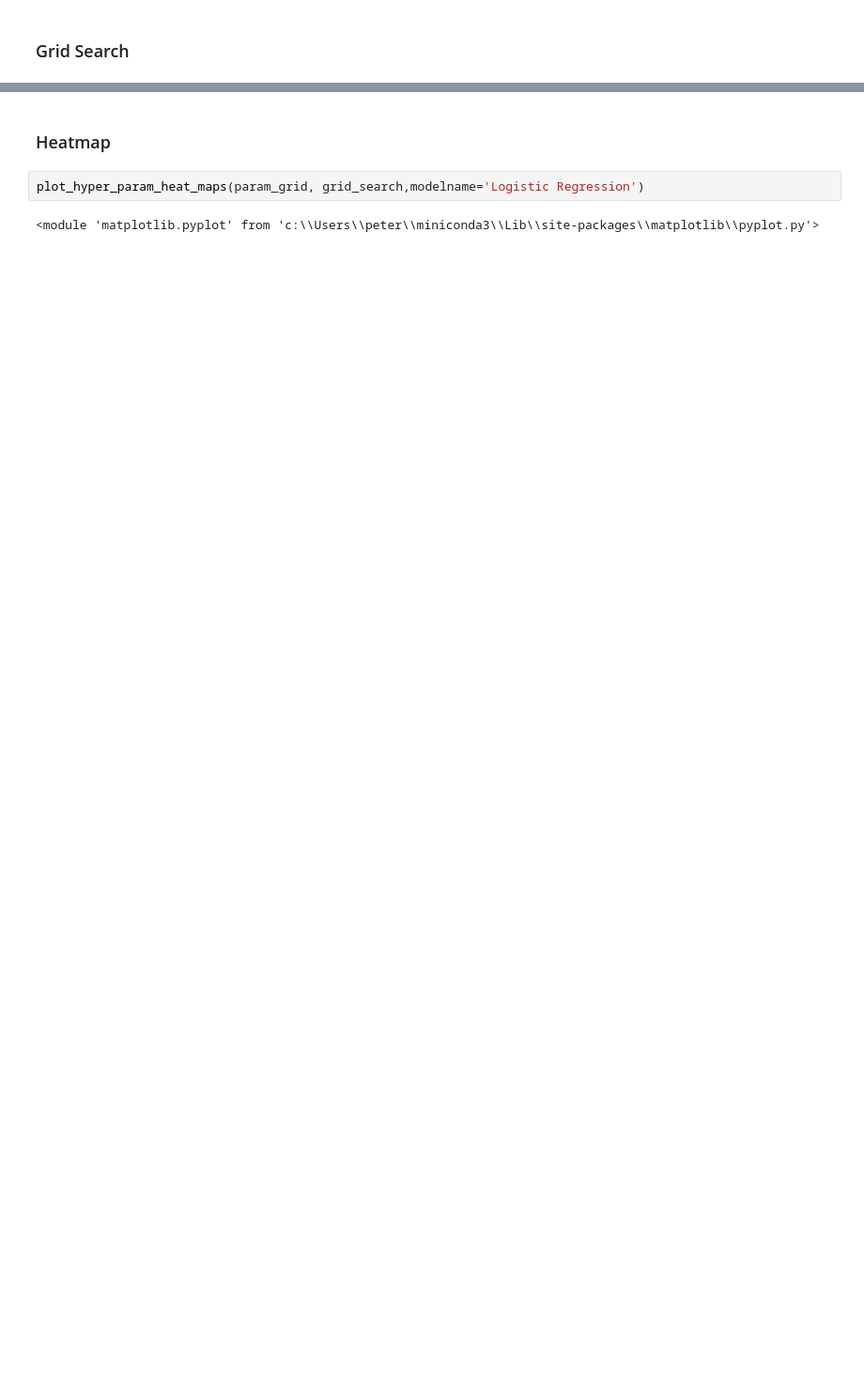
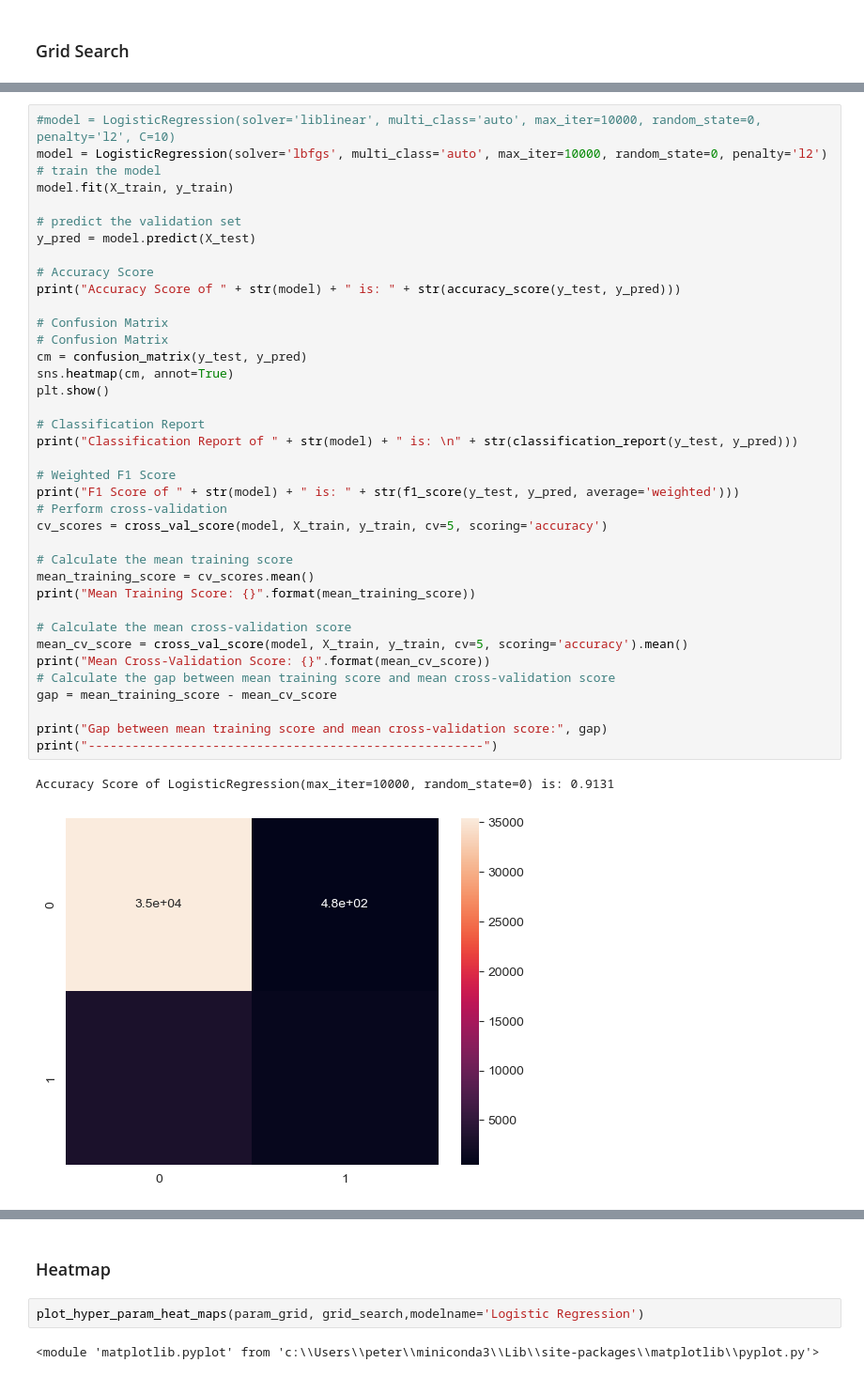
Before and after one commit to EngPeterAtef/transaction-prediction-ml-project, a Jupyter notebook: models/logitic_regression.ipynb, the cells around one changed output, grey strips where cells are left out. Shown at 94% size. Drawn from its saved outputs; the diff is of its cells as text; blank space fills up the shorter version.

Commit message:
Refactor logistic regression notebook, update cross-validation code block, and fix decision regions function in logistic regression

```diff
--- a/models/logitic_regression.ipynb
+++ b/models/logitic_regression.ipynb
@@ -400,0 +319,41 @@ Test score with best parameters: 0.8953594884607815
+# %%
+#model = LogisticRegression(solver='liblinear', multi_class='auto', max_iter=10000, random_state=0, penalty='l2', C=10)
+model = LogisticRegression(solver='lbfgs', multi_class='auto', max_iter=10000, random_state=0, penalty='l2')
+# train the model
+model.fit(X_train, y_train)
+
+# predict the validation set
+y_pred = model.predict(X_test)
+
+# Accuracy Score
+print("Accuracy Score of " + str(model) + " is: " + str(accuracy_score(y_test, y_pred)))
+
+# Confusion Matrix
+# Confusion Matrix
+cm = confusion_matrix(y_test, y_pred)
+sns.heatmap(cm, annot=True)
+plt.show()
+
+# Classification Report
+print("Classification Report of " + str(model) + " is: \n" + str(classification_report(y_test, y_pred)))
+
+# Weighted F1 Score
+print("F1 Score of " + str(model) + " is: " + str(f1_score(y_test, y_pred, average='weighted')))
+# Perform cross-validation
+cv_scores = cross_val_score(model, X_train, y_train, cv=5, scoring='accuracy')
+
+# Calculate the mean training score
+mean_training_score = cv_scores.mean()
+print("Mean Training Score: {}".format(mean_training_score))
+
+# Calculate the mean cross-validation score
+mean_cv_score = cross_val_score(model, X_train, y_train, cv=5, scoring='accuracy').mean()
+print("Mean Cross-Validation Score: {}".format(mean_cv_score))
+# Calculate the gap between mean training score and mean cross-validation score
+gap = mean_training_score - mean_cv_score
+
+print("Gap between mean training score and mean cross-validation score:", gap)
+print("------------------------------------------------------")
+# %% [output]
+Accuracy Score of LogisticRegression(max_iter=10000, random_state=0) is: 0.9131
+[figure, added]
```
Also changed, not shown: parts of 16 cells of this notebook, 4 other files.
